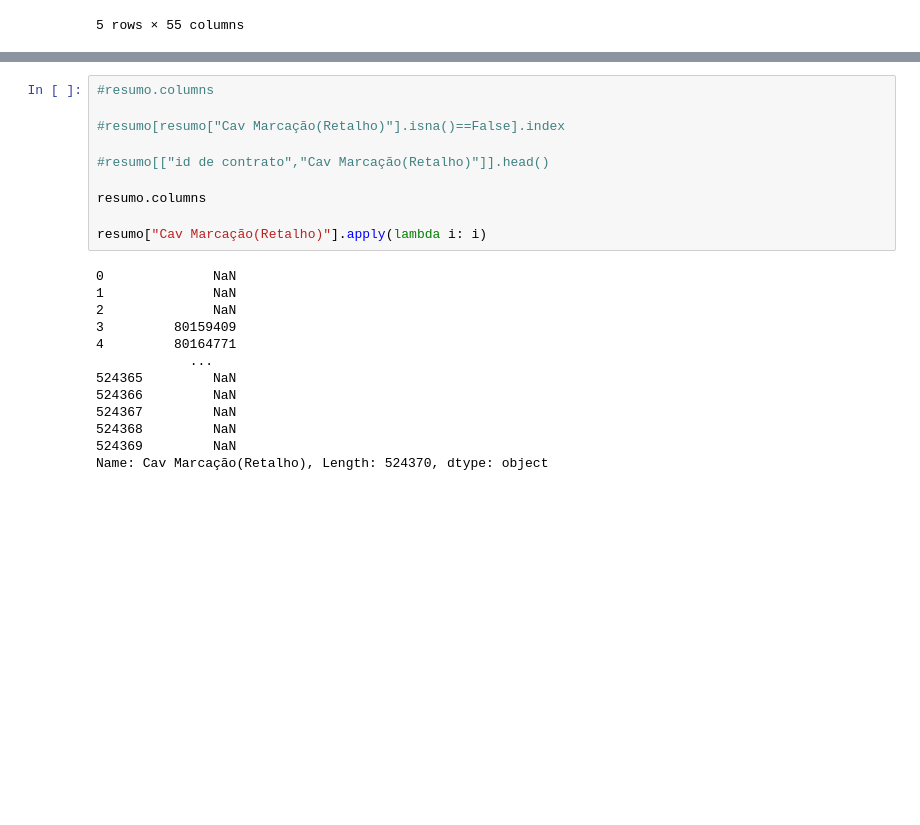
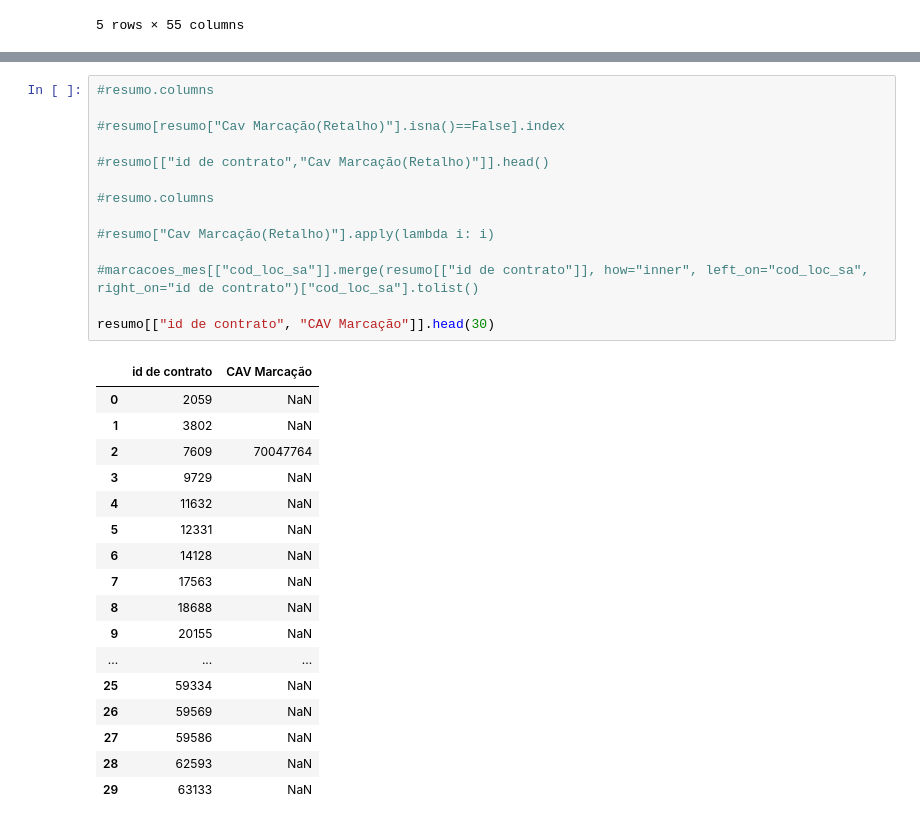
Before and after one commit to josepmatias/ONE, a Jupyter notebook: Migrações/Migracoes_resumo.ipynb, the cells around one changed output, grey strips where cells are left out. Saved outputs shown, nothing was run; the diff lists cells and outputs as text; blank space fills up the shorter version.

```diff
--- a/Migrações/Migracoes_resumo.ipynb
+++ b/Migrações/Migracoes_resumo.ipynb
@@ -102,23 +140,32 @@ for i, j in zip(lista_cols_fecho, lista_cols_mig):
 # %%
 #resumo.columns
 
 #resumo[resumo["Cav Marcação(Retalho)"].isna()==False].index
 
 #resumo[["id de contrato","Cav Marcação(Retalho)"]].head()
 
-resumo.columns
+#resumo.columns
 
-resumo["Cav Marcação(Retalho)"].apply(lambda i: i)
+#resumo["Cav Marcação(Retalho)"].apply(lambda i: i)
+
+#marcacoes_mes[["cod_loc_sa"]].merge(resumo[["id de contrato"]], how="inner", left_on="cod_loc_sa", right_on="id de contrato")["cod_loc_sa"].tolist()
+
+resumo[["id de contrato", "CAV Marcação"]].head(30)
 # %% [output]
-0              NaN
-1              NaN
-2              NaN
-3         80159409
-4         80164771
-            ...
-524365         NaN
-524366         NaN
-524367         NaN
-524368         NaN
-524369         NaN
-Name: Cav Marcação(Retalho), Length: 524370, dtype: object
+|  | id de contrato | CAV Marcação |
+| 0 | 2059 | NaN |
+| 1 | 3802 | NaN |
+| 2 | 7609 | 70047764 |
+| 3 | 9729 | NaN |
+| 4 | 11632 | NaN |
+| 5 | 12331 | NaN |
+| 6 | 14128 | NaN |
+| 7 | 17563 | NaN |
+| 8 | 18688 | NaN |
+| 9 | 20155 | NaN |
+| ... | ... | ... |
+| 25 | 59334 | NaN |
+| 26 | 59569 | NaN |
+| 27 | 59586 | NaN |
+| 28 | 62593 | NaN |
+| 29 | 63133 | NaN |
```
Also changed, not shown: parts of 7 cells of this notebook.
